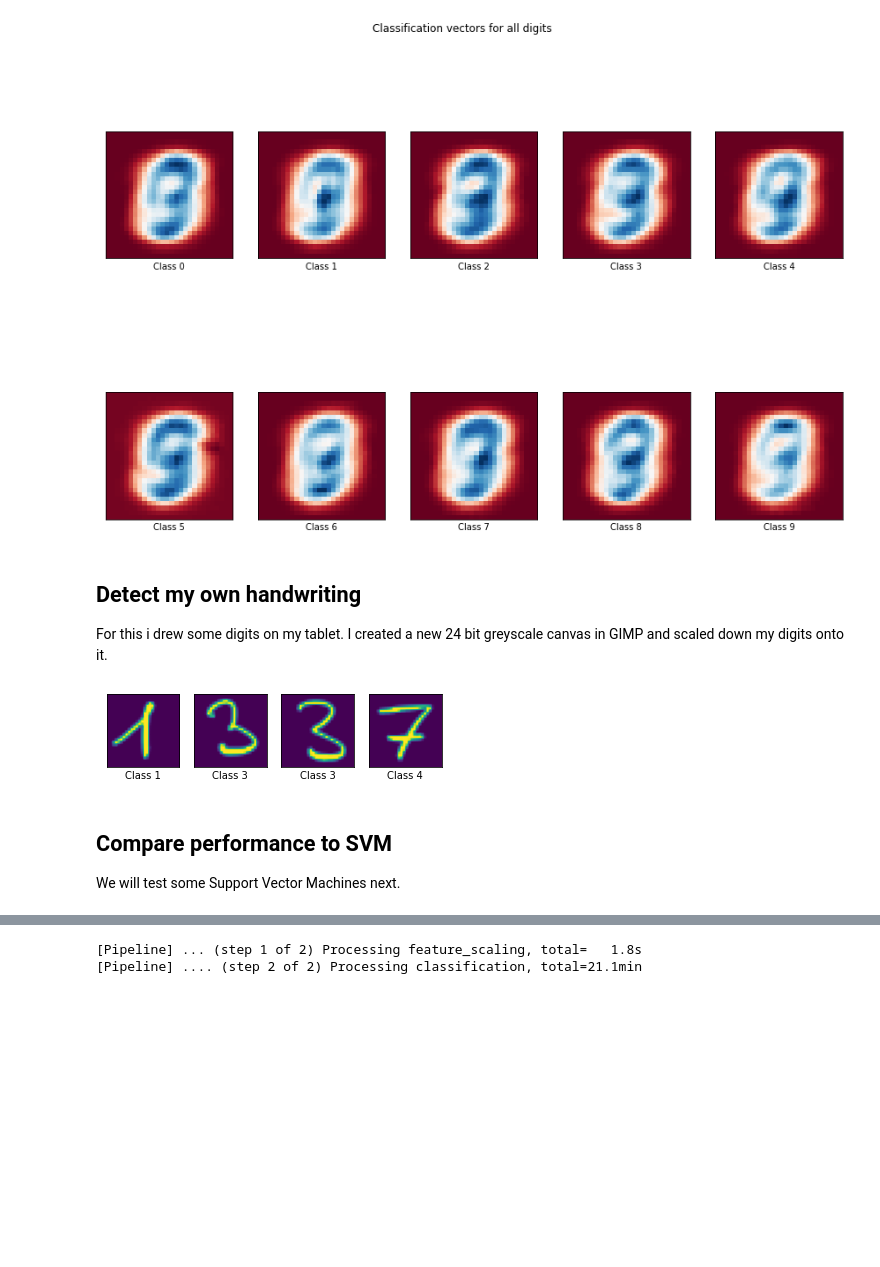
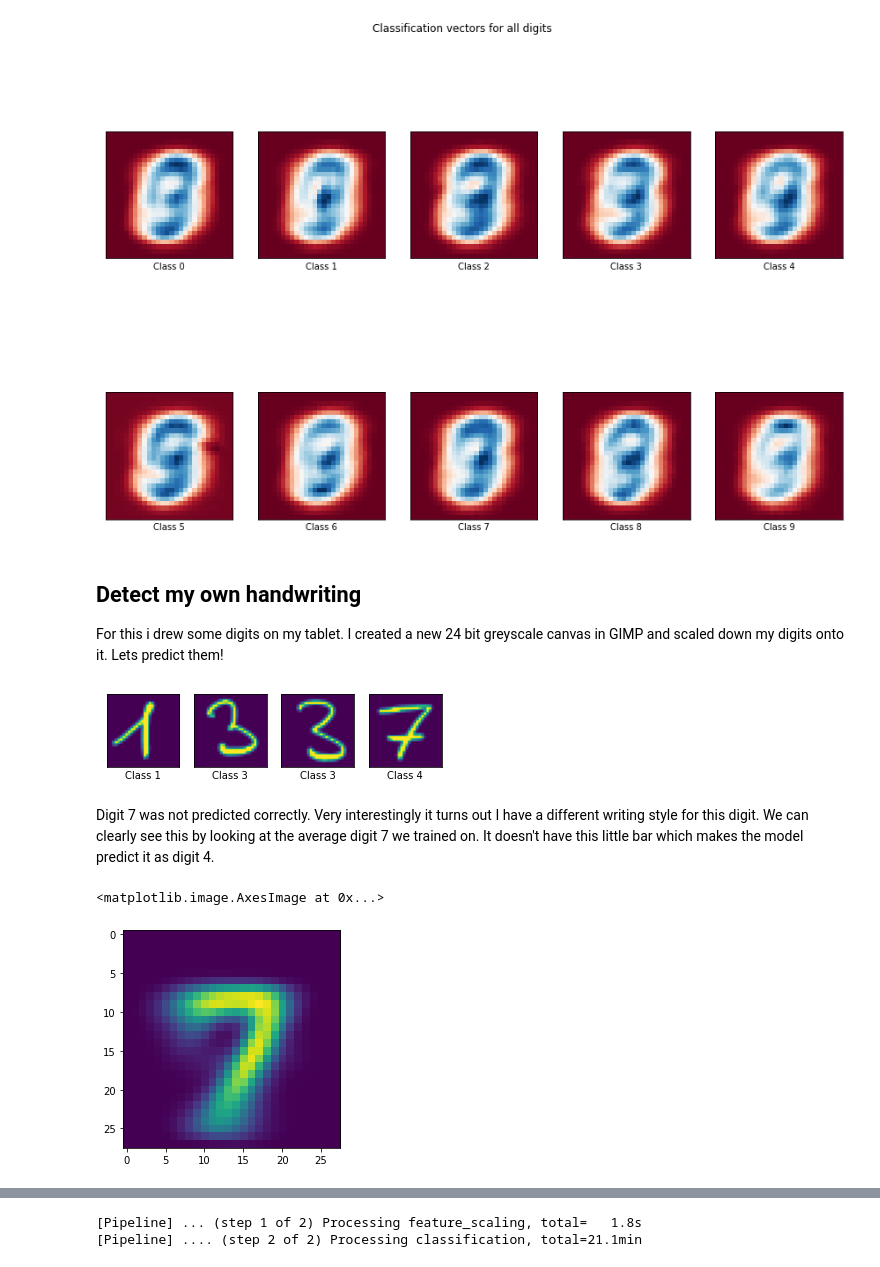
Before and after one commit to philj0st/MNIST-Digit-Classification, a Jupyter notebook: MNIST-Digits.ipynb, the cells around one changed output, grey strips where cells are left out. Saved outputs shown, nothing was run; the diff lists cells and outputs as text; code cells hidden in the pictures; blank space fills up the shorter version.

```diff
--- a/MNIST-Digits.ipynb
+++ b/MNIST-Digits.ipynb
@@ -124,7 +124,7 @@ y_binary = y_train == 0
 y_test_binary = y_test == 0
 
 # logistic regression with 5 epochs
-sgdc = SGDClassifier(loss='log', max_iter=5)
+sgdc = SGDClassifier(loss='log', max_iter=1000, verbose=2, n_jobs=1)
 
 # select features / reduce dimensionality and
 # scale selected features before classifying
@@ -368,7 +396,7 @@ Text(0.5, 0.98, 'Classification vectors for all digits')
 # %% [markdown]
 ## Detect my own handwriting
 
-For this i drew some digits on my tablet. I created a new 24 bit greyscale canvas in GIMP and scaled down my digits onto it.
+For this i drew some digits on my tablet. I created a new 24 bit greyscale canvas in GIMP and scaled down my digits onto it. Lets predict them!
 # %%
 from PIL import Image
 
@@ -387,6 +413,10 @@ for i in range(len(imgs)):
     l1_plot.set_xlabel('Class %i' % pred)
 # %% [output]
 [figure]
-# %% [markdown]
-## Compare performance to SVM
-We will test some Support Vector Machines next.
+# %% [markdown]
+Digit 7 was not predicted correctly. Very interestingly it turns out I have a different writing style for this digit. We can clearly see this by looking at the average digit 7 we trained on. It doesn't have this little bar which makes the model predict it as digit 4.
+# %%
+plt.imshow(np.mean(X_train[y_train == 7], axis=0).reshape(28,28))
+# %% [output]
+<matplotlib.image.AxesImage at 0x...>
+[figure, added]
```
Also changed, not shown: parts of 24 cells of this notebook.
